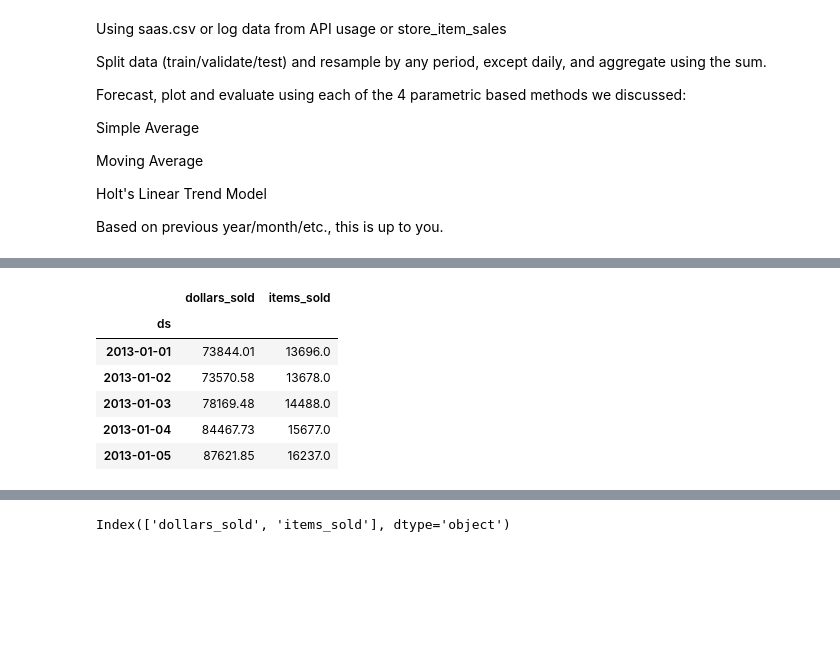
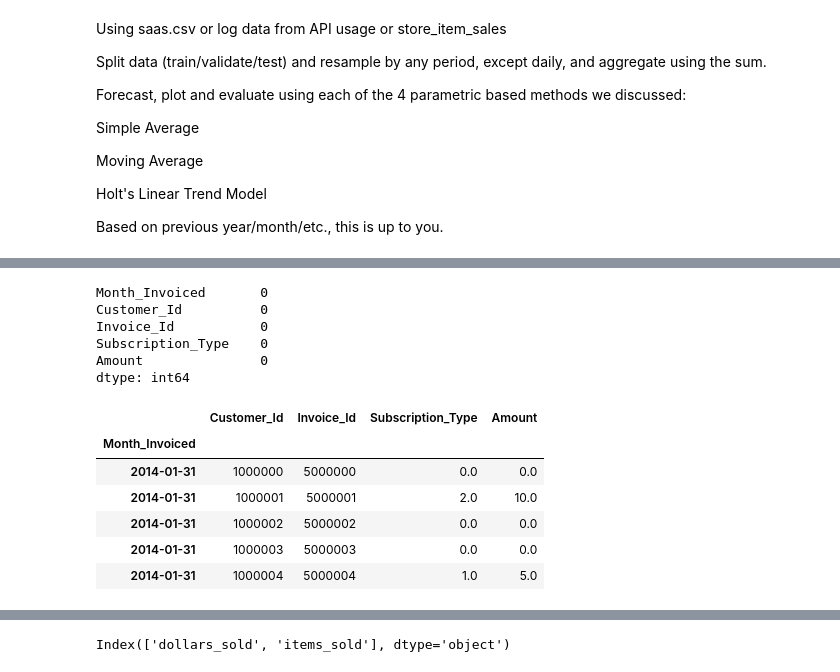
Before and after one commit to Olivert75/time-series-exercises, a Jupyter notebook: model.ipynb, the cells around one changed output, grey strips where cells are left out. Saved outputs shown, nothing was run; the diff lists cells and outputs as text; code cells hidden in the pictures; blank space fills up the shorter version.

```diff
--- a/model.ipynb
+++ b/model.ipynb
@@ -41,4 +44,4 @@ from statsmodels.tsa.api import Holt
 # %%
 # read csv
-df = pd.read_csv('df_complete.csv')
+df = pd.read_csv('saas.csv')
 # %%
@@ -81,22 +62,23 @@ def prep_data(df):
 # %%
-df = prep_data(df)
+df.isnull().sum()
+# %% [output]
+Month_Invoiced       0
+Customer_Id          0
+Invoice_Id           0
+Subscription_Type    0
+Amount               0
+dtype: int64
 # %%
-df.head()
+#set date to index
+df = p.date_to_index(df, 'Month_Invoiced')
-# %% [output]
-|  | dollars_sold | items_sold |
-| ds |  |  |
-| 2013-01-01 | 73844.01 | 13696.0 |
-| 2013-01-02 | 73570.58 | 13678.0 |
-| 2013-01-03 | 78169.48 | 14488.0 |
-| 2013-01-04 | 84467.73 | 15677.0 |
-| 2013-01-05 | 87621.85 | 16237.0 |
 # %%
-# set train size to be 50% of total
-train_size = int(len(df)* 0.5)
-
-# set validate size to be 30% of total
-validate_size = int(len(df) * 0.3)
-
-# set test size to be number of rows remai''ning.
-test_size = int(len(df) - train_size - validate_size)
+df.head()
+# %% [output]
+|  | Customer_Id | Invoice_Id | Subscription_Type | Amount |
+| Month_Invoiced |  |  |  |  |
+| 2014-01-31 | 1000000 | 5000000 | 0.0 | 0.0 |
+| 2014-01-31 | 1000001 | 5000001 | 2.0 | 10.0 |
+| 2014-01-31 | 1000002 | 5000002 | 0.0 | 0.0 |
+| 2014-01-31 | 1000003 | 5000003 | 0.0 | 0.0 |
+| 2014-01-31 | 1000004 | 5000004 | 1.0 | 5.0 |
 # %%
```
Also changed, not shown: parts of 28 cells of this notebook.
